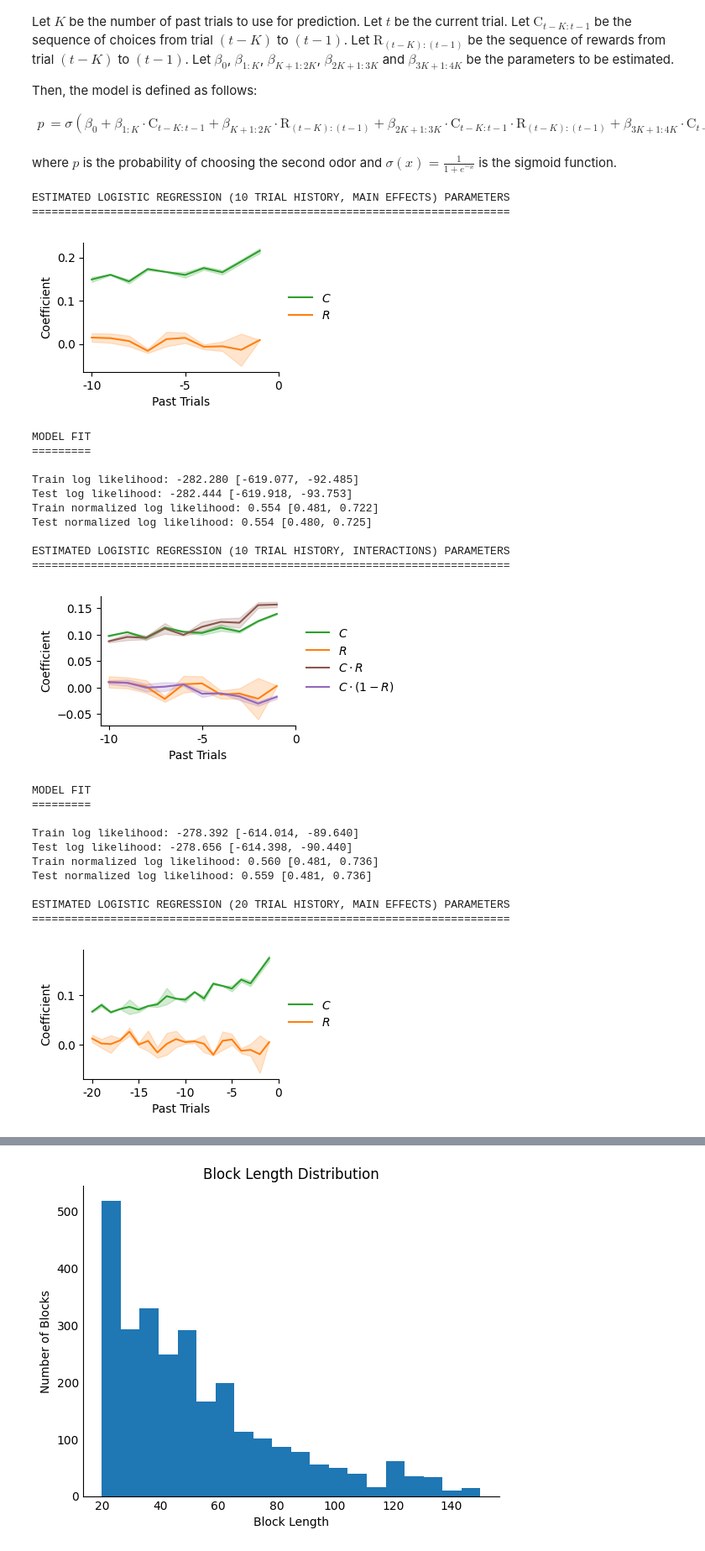
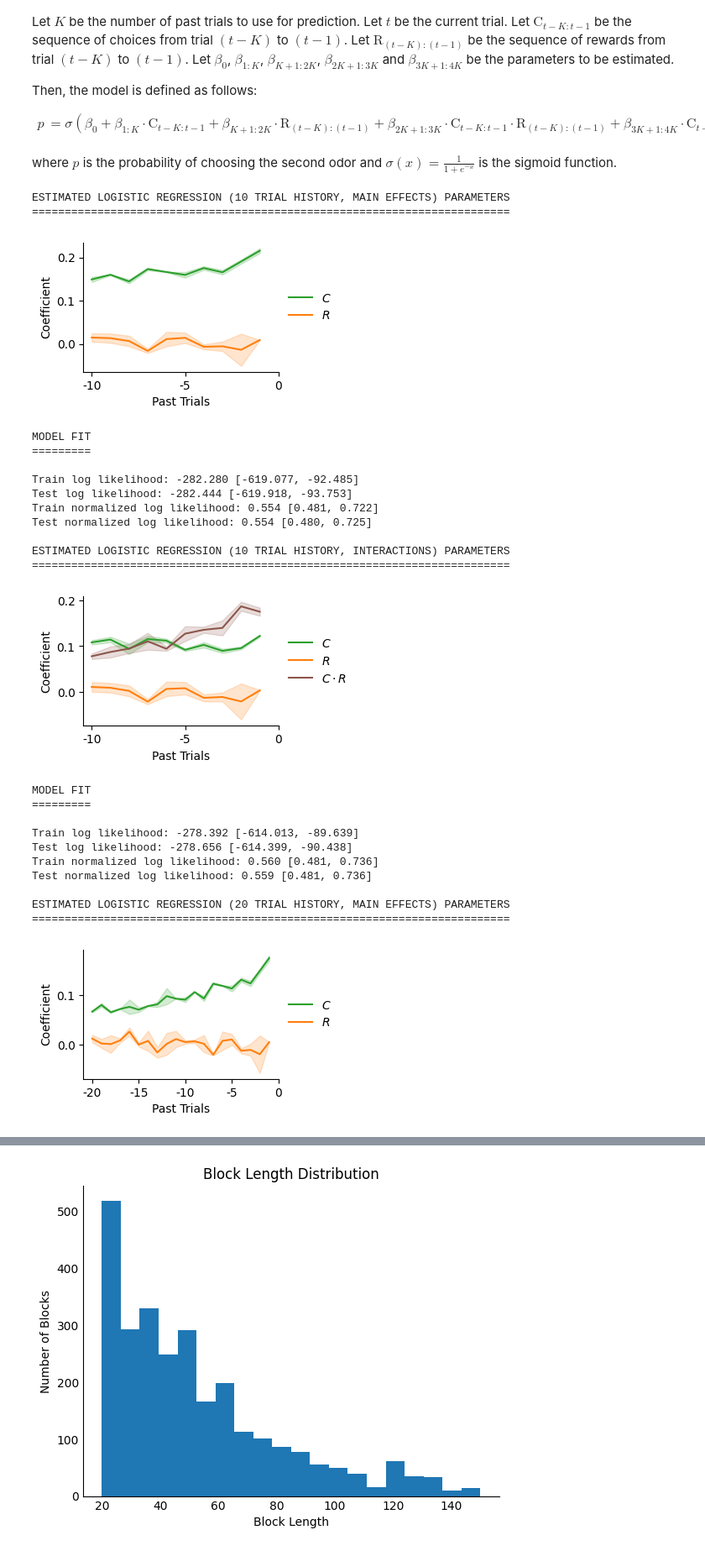
Before and after one commit to neurorishika/pyGORL, a Jupyter notebook: analysis/cognitive_analysis.ipynb, the cells around one changed output, grey strips where cells are left out. Shown at 84% size. Saved outputs shown, nothing was run; the diff lists cells and outputs as text; code cells hidden in the pictures.

```diff
--- a/analysis/cognitive_analysis.ipynb
+++ b/analysis/cognitive_analysis.ipynb
@@ -645,7 +646,7 @@ def get_design_matrix(choice, reward, history_size, mode='full'):
     c = (np.int32(c)-0.5)*2
 
     if mode == 'full':
-        X = np.zeros((len(c), history_size * 4))
+        X = np.zeros((len(c), history_size * 3))
     elif mode == 'cr_only':
         X = np.zeros((len(c), history_size * 2))
     y = np.zeros(len(c))
@@ -663,7 +664,7 @@ def get_design_matrix(choice, reward, history_size, mode='full'):
             X[n, 0:history_size] = c[i - history_size:i]
             X[n, history_size:2 * history_size] = r[i - history_size:i]
             X[n, 2 * history_size:3 * history_size] = interaction1[i - history_size:i]
-            X[n, 3 * history_size:4 * history_size] = interaction2[i - history_size:i]
+            # X[n, 3 * history_size:4 * history_size] = interaction2[i - history_size:i]
         elif mode == 'cr_only':
             X[n, 0:history_size] = c[i - history_size:i]
             X[n, history_size:2 * history_size] = r[i - history_size:i]
@@ -704,7 +705,7 @@ def predict_prob_logreg(choices,rewards,model,history_size=10,mode='full'):
     return probs
 # %%
 # SPLIT AND FIT THE DATA
-
+recalculate = True
 
 split_data = get_split_data()
 
@@ -794,7 +795,7 @@ for HISTORY_SIZE in [10, 20, 30]:
             colors = ['tab:green', 'tab:orange']
 
         fig, ax = plt.subplots(figsize=(3, 2))
-        for i in range(4 if MODE == 'full' else 2):
+        for i in range(3 if MODE == 'full' else 2):
             coefs = []
             for j in range(2):
                 temp = np.array_split(models[j].coef_[0], models[j].coef_[0].shape[0]//HISTORY_SIZE)[i]
@@ -819,39 +820,39 @@ for HISTORY_SIZE in [10, 20, 30]:
         # Summarize the results (mean and 95% CI)
         print("\nMODEL FIT")
         print("=========")
         print()
         print('Train log likelihood: {:.3f} [{:.3f}, {:.3f}]'.format(
             train_log_liks.mean(), *np.percentile(train_log_liks, [2.5, 97.5])))
         print('Test log likelihood: {:.3f} [{:.3f}, {:.3f}]'.format(
             test_log_liks.mean(), *np.percentile(test_log_liks, [2.5, 97.5])))
         print('Train normalized log likelihood: {:.3f} [{:.3f}, {:.3f}]'.format(
             train_norm_log_liks.mean(), *np.percentile(train_norm_log_liks, [2.5, 97.5])))
         print('Test normalized log likelihood: {:.3f} [{:.3f}, {:.3f}]'.format(
             test_norm_log_liks.mean(), *np.percentile(test_norm_log_liks, [2.5, 97.5])))
         print()
 
         # Add to models list
         all_models['LogReg{}({})'.format('CR' if  MODE=='cr_only' else 'Full',HISTORY_SIZE)] = fit_path+f'fit_results/logreg_{HISTORY_SIZE}_{MODE}_fit_results.pkl.gz'
 # %% [output]
 ESTIMATED LOGISTIC REGRESSION (10 TRIAL HISTORY, MAIN EFFECTS) PARAMETERS
 =========================================================================
 [figure]
 MODEL FIT
 =========
 
 Train log likelihood: -282.280 [-619.077, -92.485]
 Test log likelihood: -282.444 [-619.918, -93.753]
 Train normalized log likelihood: 0.554 [0.481, 0.722]
 Test normalized log likelihood: 0.554 [0.480, 0.725]
 
 ESTIMATED LOGISTIC REGRESSION (10 TRIAL HISTORY, INTERACTIONS) PARAMETERS
 =========================================================================
-[figure, old version]
+[figure, new version]
 MODEL FIT
 =========
 
-Train log likelihood: -278.392 [-614.014, -89.640]
-Test log likelihood: -278.656 [-614.398, -90.440]
+Train log likelihood: -278.392 [-614.013, -89.639]
+Test log likelihood: -278.656 [-614.399, -90.438]
 Train normalized log likelihood: 0.560 [0.481, 0.736]
 Test normalized log likelihood: 0.559 [0.481, 0.736]
 
```
Also changed, not shown: parts of 21 cells of this notebook, 14 other files.
